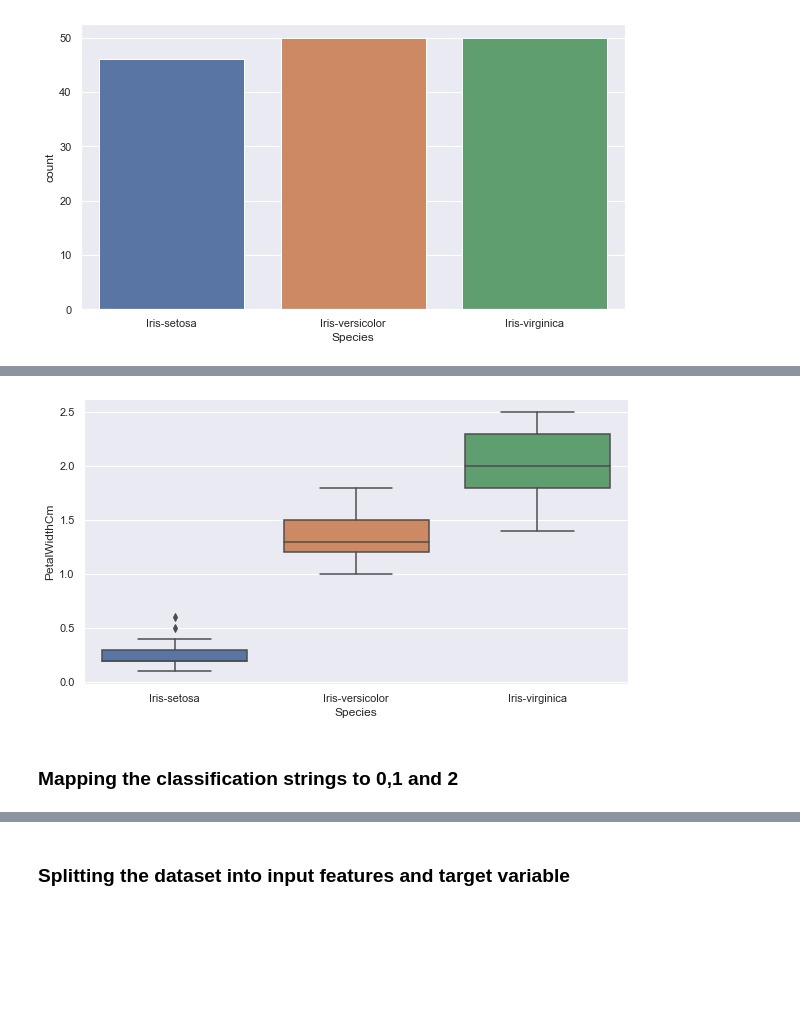
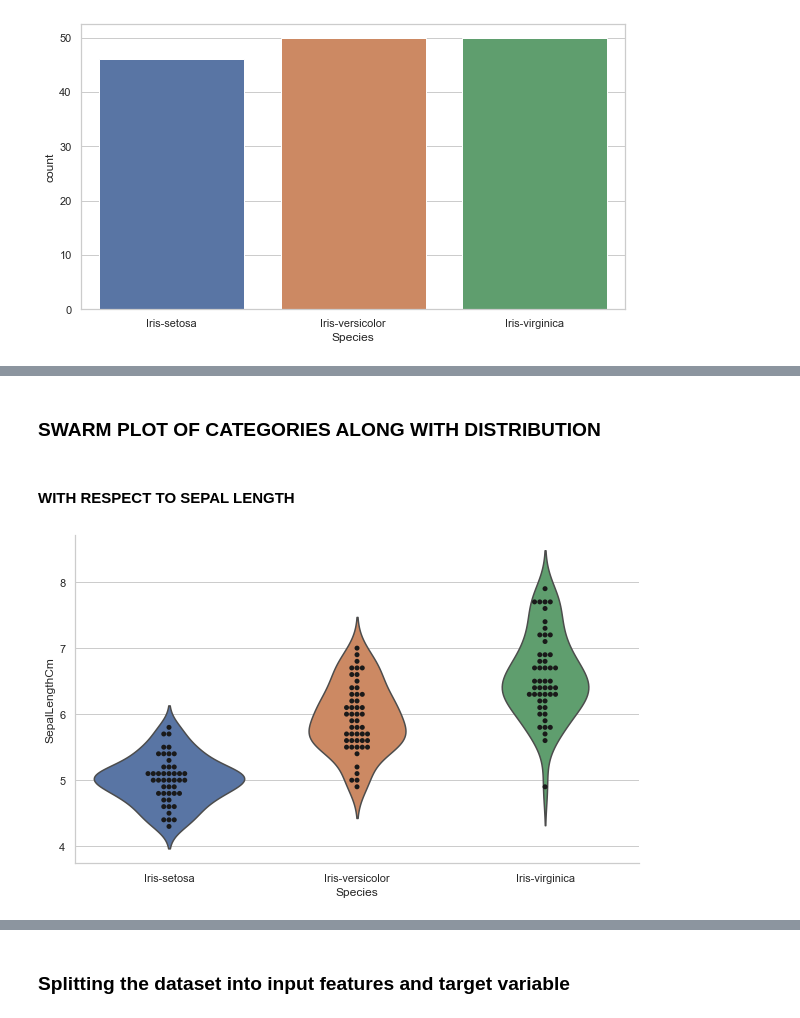
Before and after one commit to hrupam/machineLearning, a Jupyter notebook: Iris-KnnClassification.ipynb, the cells around one changed output, grey strips where cells are left out. Drawn from its saved outputs; the diff is of its cells as text; code cells hidden in the pictures; blank space fills up the shorter version.

```diff
--- a/Iris-KnnClassification.ipynb
+++ b/Iris-KnnClassification.ipynb
@@ -10,11 +10,12 @@ from sklearn.model_selection import train_test_split
 from sklearn.neighbors import KNeighborsClassifier
 from sklearn.metrics import confusion_matrix,accuracy_score
 # %%
-sns.set(rc={'figure.figsize':(9.75,5.25)})
+#sns.set(rc={'figure.figsize':(9.75,5.25)})
+sns.set_style('whitegrid')
 # %% [markdown]
 ## READING THE CSV FILE FROM DATASETS FOLDER
 # %%
-iris_data=pd.read_csv('datasets/iris_data_sample.csv',index_col=0,
+iris_data=pd.read_csv('iris_data_sample.csv',index_col=0,
                       na_values=['??','###'])
 # %% [markdown]
 ## DATA PREPROCESSING
@@ -93,6 +84,9 @@ sns.boxplot(x='Species',y='PetalLengthCm',data=iris_data);
-# %%
-sns.boxplot(x='Species',y='PetalWidthCm',data=iris_data);
-# %% [output]
-[figure, removed]
-# %% [markdown]
-### Mapping the classification strings to 0,1 and 2
+# %% [markdown]
+### SWARM PLOT OF CATEGORIES ALONG WITH DISTRIBUTION
+# %% [markdown]
+#### WITH RESPECT TO SEPAL LENGTH
+# %%
+g = sns.catplot(x="Species", y="SepalLengthCm",kind='violin',inner=None,height=5.38, aspect=1.6 ,data=iris_data);
+sns.swarmplot(x="Species", y="SepalLengthCm", color='k' ,data=iris_data, ax=g.ax);
+# %% [output]
+[figure, added]
```
Also changed, not shown: parts of 14 cells of this notebook.
